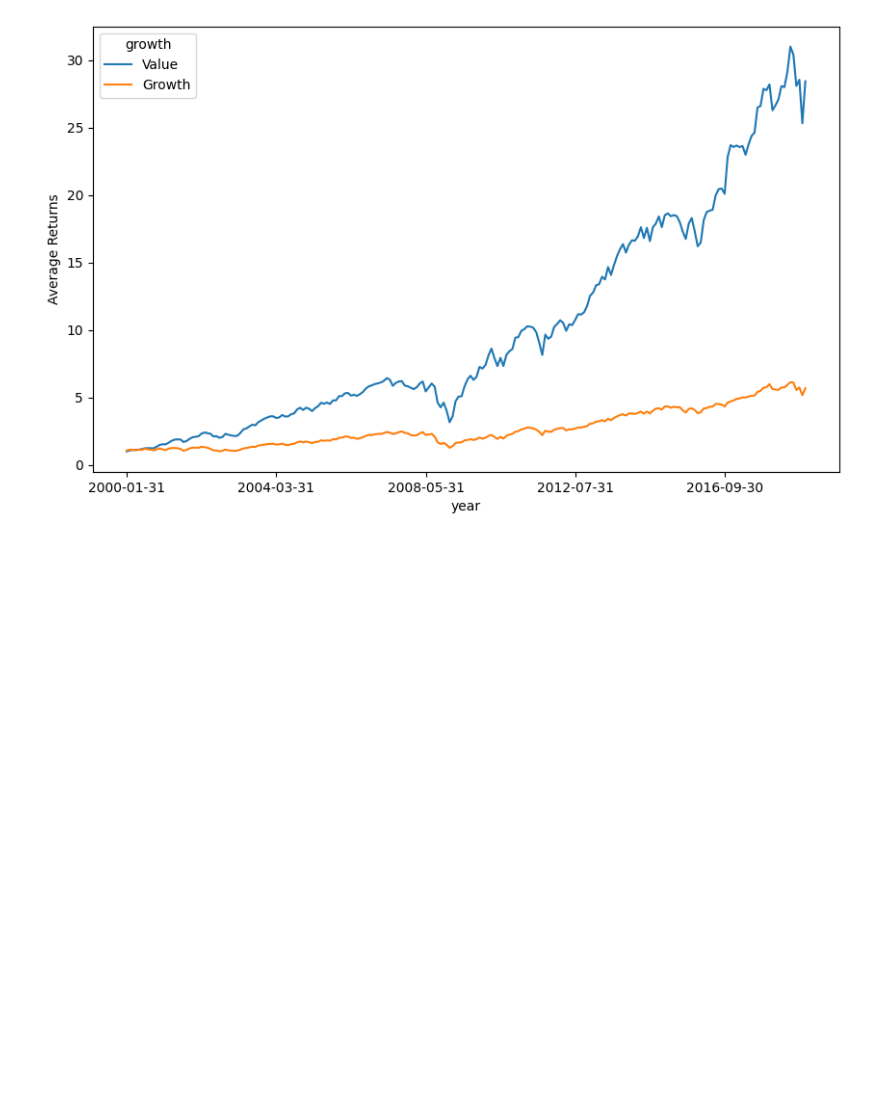
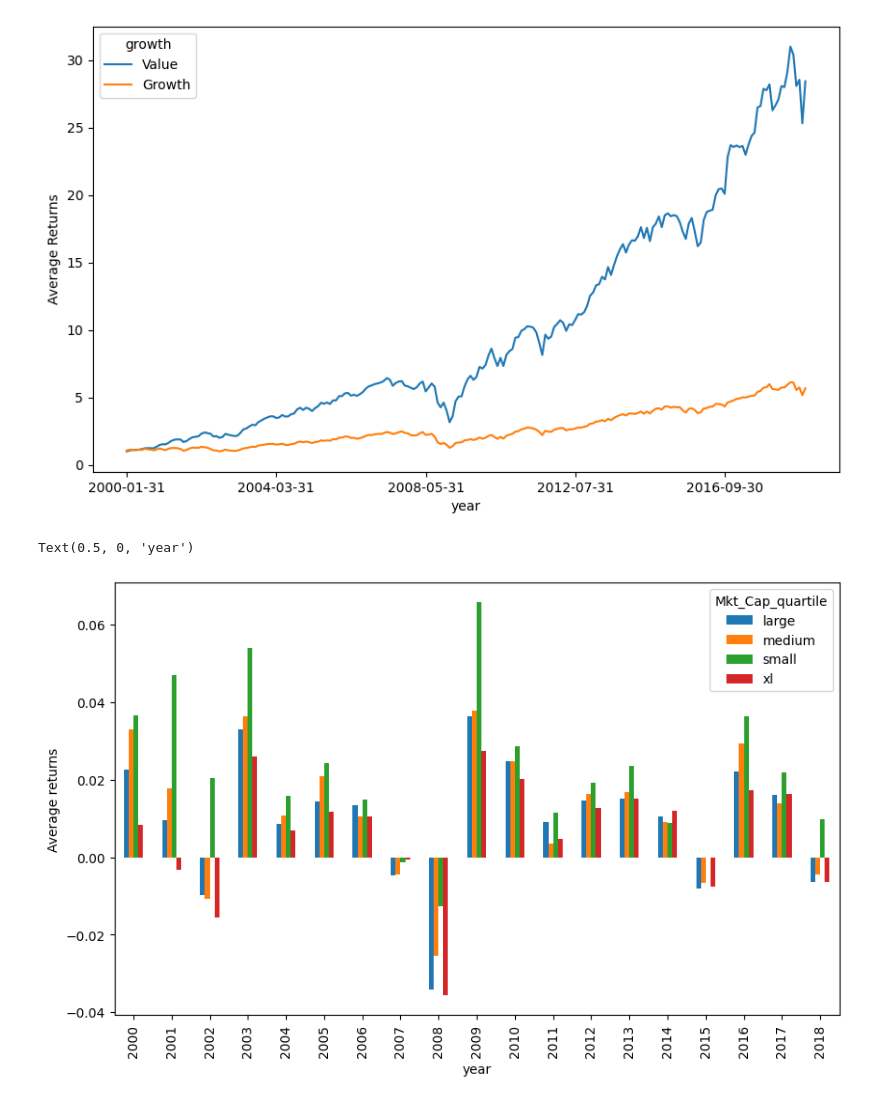
Before and after one commit to nomorebye/coding, a Jupyter notebook: ai3/chap1+3.ipynb, the cells around one changed output. Saved outputs shown, nothing was run; the diff lists cells and outputs as text; code cells hidden in the pictures; blank space fills up the shorter version.

```diff
--- a/ai3/chap1+3.ipynb
+++ b/ai3/chap1+3.ipynb
@@ -421,3 +432,24 @@ plt.xlabel('year')
 # %% [output]
 Text(0.5, 0, 'year')
 [figure]
+# %%
+df = []
+
+values = ["small", "medium", "large", "xl"]
+conditions = [data_ml["Mkt_Cap_6M_Usd"] <= 0.25,
+              (data_ml["Mkt_Cap_6M_Usd"] > 0.25) &
+              (data_ml["Mkt_Cap_6M_Usd"] <= 0.5),
+              (data_ml["Mkt_Cap_6M_Usd"] > 0.5) &
+              (data_ml["Mkt_Cap_6M_Usd"] <= 0.75),
+              data_ml["Mkt_Cap_6M_Usd"] > 0.75]
+df = data_ml[["date", "R1M_Usd", "Mkt_Cap_6M_Usd"]].copy()
+df["Mkt_Cap_quartile"] = np.select(conditions, values, default="unknown")
+df["year"] = pd.to_datetime(df['date']).dt.year
+df = df.groupby(["year", "Mkt_Cap_quartile"])["R1M_Usd"].mean().unstack()
+
+df.loc[:, ["large", "medium", "small", "xl"]].plot.bar(figsize = (10,6));
+plt.ylabel('Average returns')
+plt.xlabel('year')
+# %% [output]
+Text(0.5, 0, 'year')
+[figure, added]
```
Also changed, not shown: parts of 1 cell of this notebook, 1 other file.
